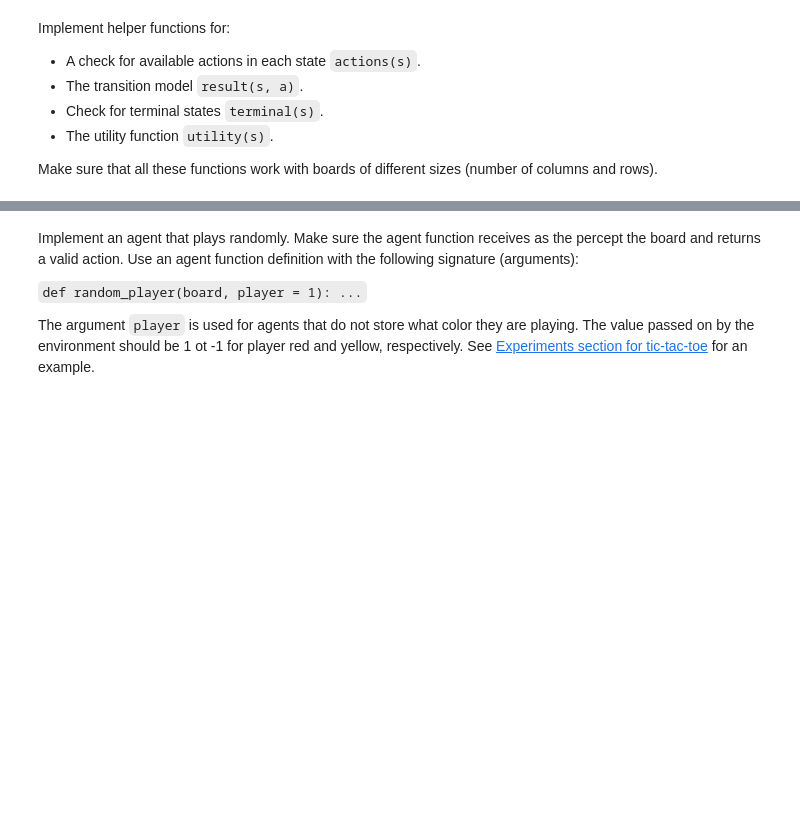
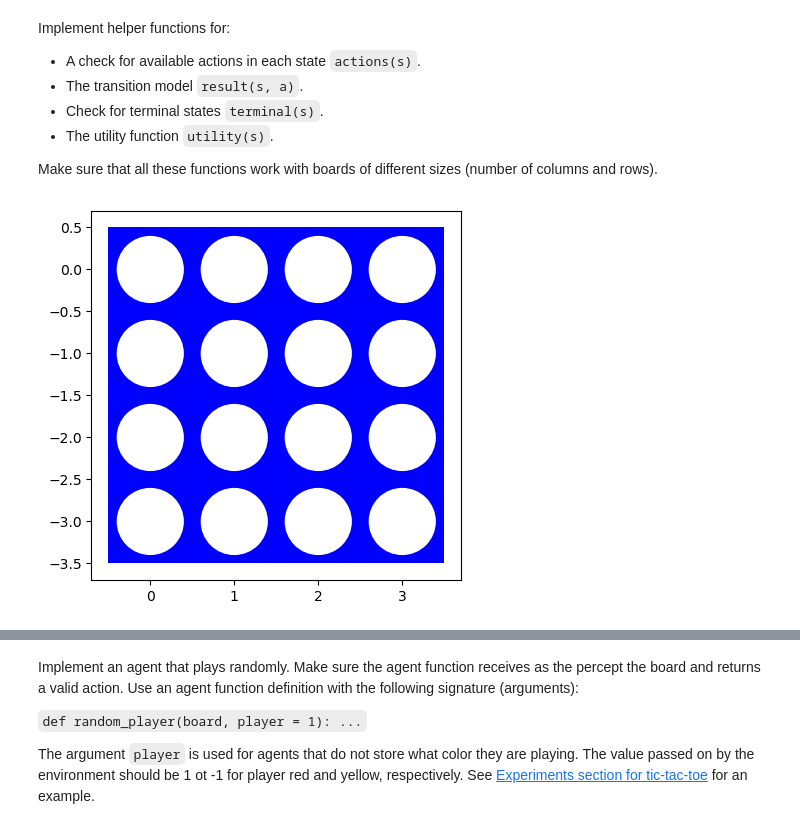
Before and after one commit to MaxDLink/connect-four, a Jupyter notebook: assignment_connect4.ipynb, the cells around one changed output, grey strips where cells are left out. Drawn from its saved outputs; the diff is of its cells as text; code cells hidden in the pictures; blank space fills up the shorter version.

Commit message:
testing visualize function
testing the visualize helper function

```diff
--- a/assignment_connect4.ipynb
+++ b/assignment_connect4.ipynb
@@ -134,0 +133,12 @@ Make sure that all these functions work with boards of different sizes (number o
+# %%
+# 4x4 board test
+# empty board
+board = [[0, 0, 0, 0],
+         [0, 0, 0, 0],
+         [0, 0, 0, 0],
+         [0, 0, 0, 0]]
+# %%
+# visualize empty board
+visualize(board)
+# %% [output]
+[figure, added]
```
Also changed, not shown: parts of 3 cells of this notebook.
